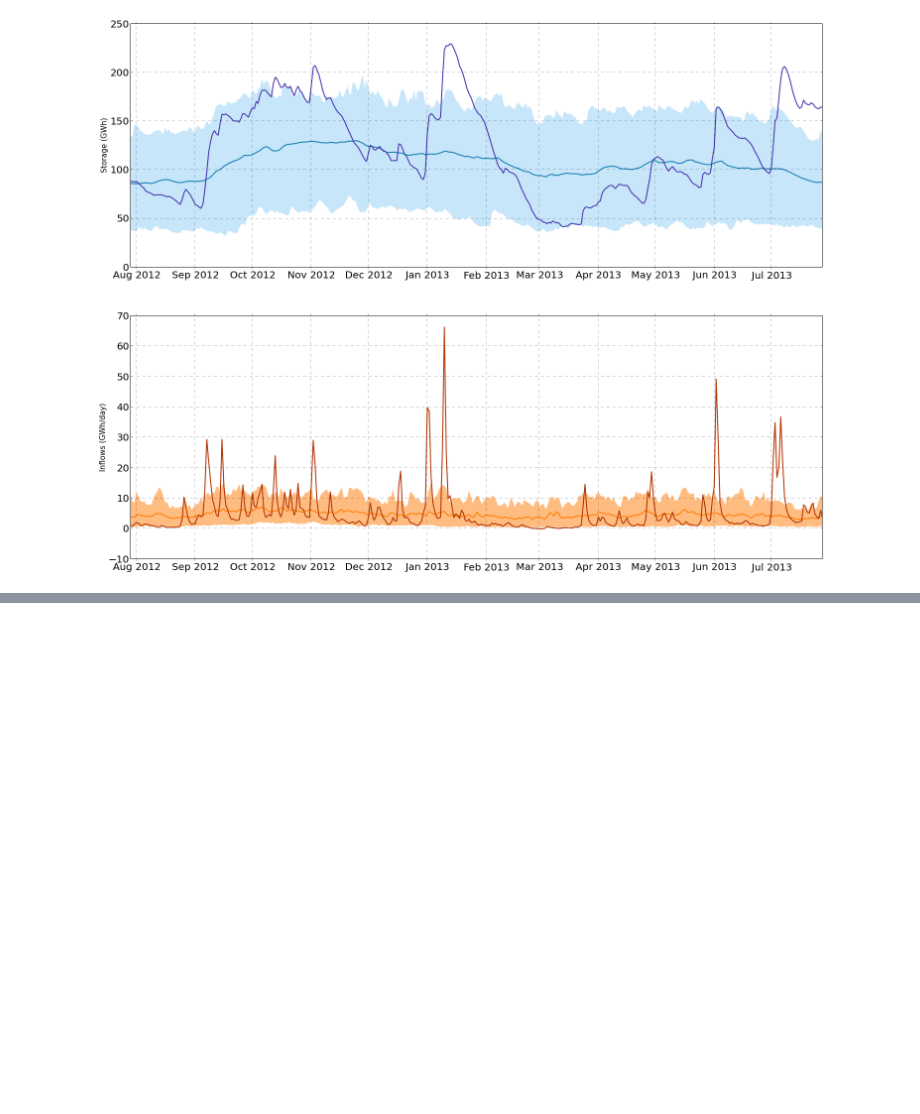
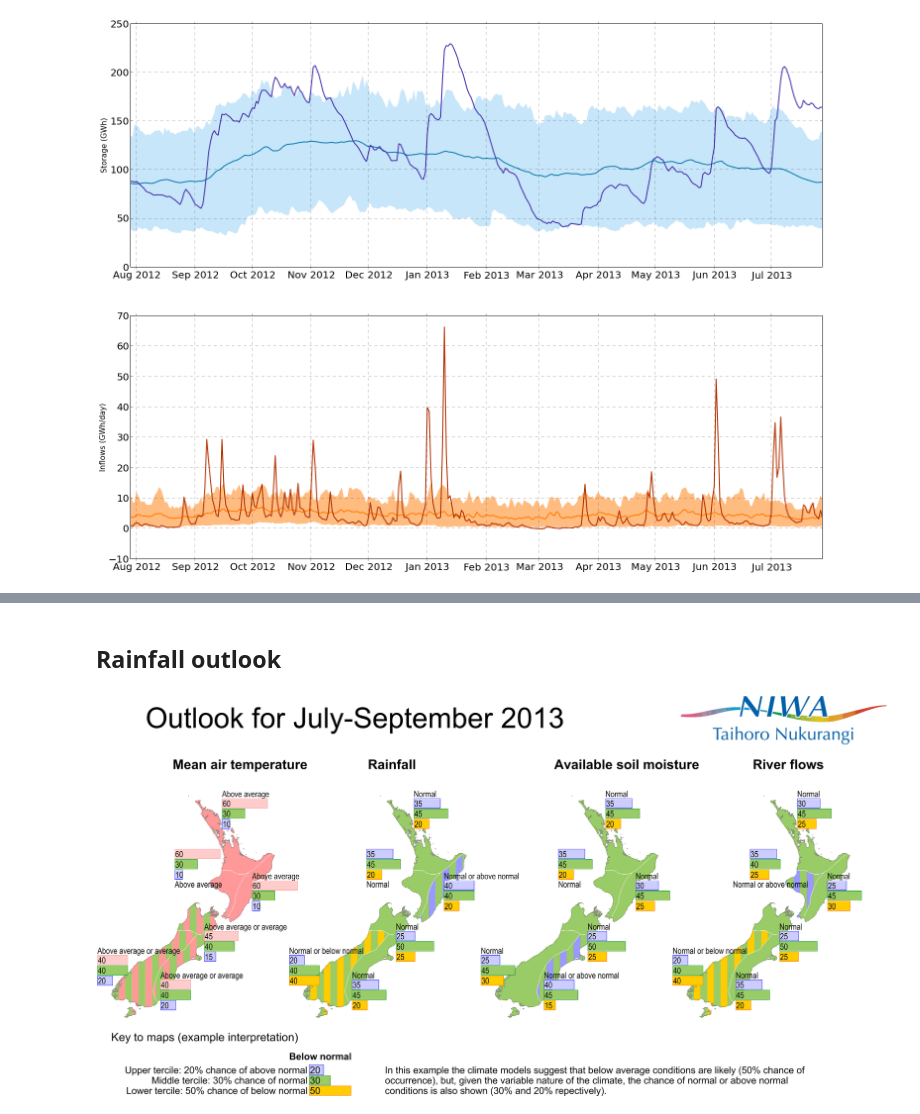
Before and after one commit to jcrabtree/reporting, a Jupyter notebook: hydrology.ipynb, the cells around one changed output, grey strips where cells are left out. Drawn from its saved outputs; the diff is of its cells as text; code cells hidden in the pictures; blank space fills up the shorter version.

```diff
--- a/hydrology.ipynb
+++ b/hydrology.ipynb
@@ -144,0 +156,8 @@ hydrology_plot(Manapouri)
+# %% [markdown]
+## Rainfall outlook
+# %%
+from IPython.core.display import Image
+Embed = Image('http://www.niwa.co.nz/sites/default/files/images/tcu_outlook_jas2013.png')
+Embed
+# %% [output]
+[figure, added]
```
Also changed, not shown: parts of 3 cells of this notebook.
